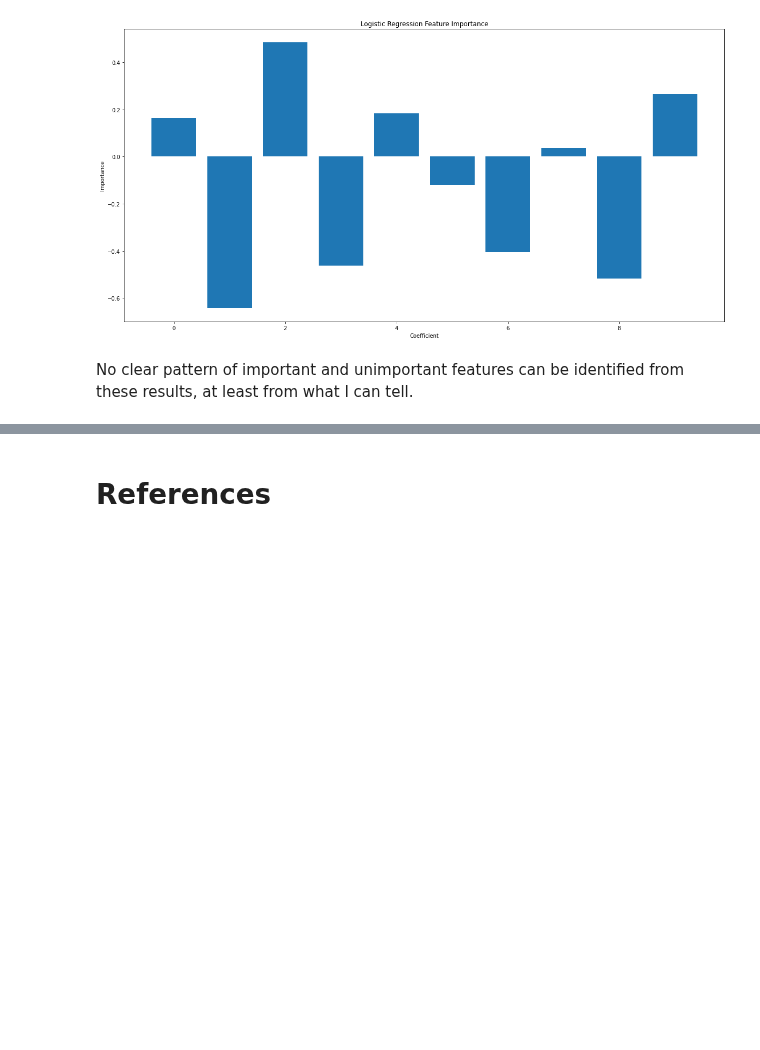
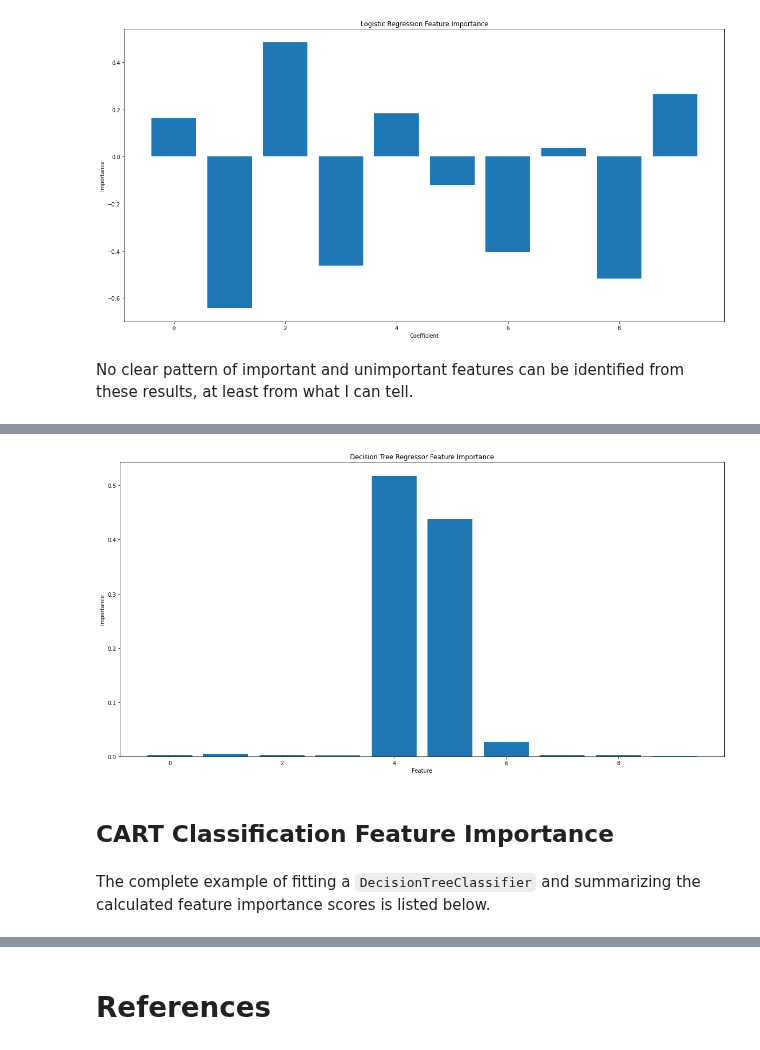
Before and after one commit to hsteinshiromoto/blog, a Jupyter notebook: notebooks/how_to_calculate_feature_importance_with_python/how_to_calculate_feature_importance_with_python.ipynb, the cells around one changed output, grey strips where cells are left out. Saved outputs shown, nothing was run; the diff lists cells and outputs as text; code cells hidden in the pictures; blank space fills up the shorter version.

```diff
--- a/notebooks/how_to_calculate_feature_importance_with_python/how_to_calculate_feature_importance_with_python.ipynb
+++ b/notebooks/how_to_calculate_feature_importance_with_python/how_to_calculate_feature_importance_with_python.ipynb
@@ -174,0 +194,11 @@ No clear pattern of important and unimportant features can be identified from th
+# %%
+from sklearn.tree import DecisionTreeRegressor
+# define the model
+dtr = DecisionTreeRegressor()
+# fit the model
+dtr.fit(X_reg, y_reg)
+# get importance
+importance = dtr.feature_importances_
+# summarize feature importance
+for i,v in enumerate(importance):
+	print('Feature: %0d, Score: %.5f' % (i,v))
@@ -174,0 +220,10 @@ No clear pattern of important and unimportant features can be identified from th
+# %%
+fig, ax = plt.subplots(figsize=(20, 10))
+ax.bar([x for x in range(len(importance))], importance)
+ax.set(title="Decision Tree Regressor Feature Importance", xlabel="Feature", ylabel="Importance");
+# %% [output]
+[figure, added]
+# %% [markdown]
+## CART Classification Feature Importance
+# %% [markdown]
+The complete example of fitting a `DecisionTreeClassifier` and summarizing the calculated feature importance scores is listed below.
```
Also changed, not shown: parts of 9 cells of this notebook.
